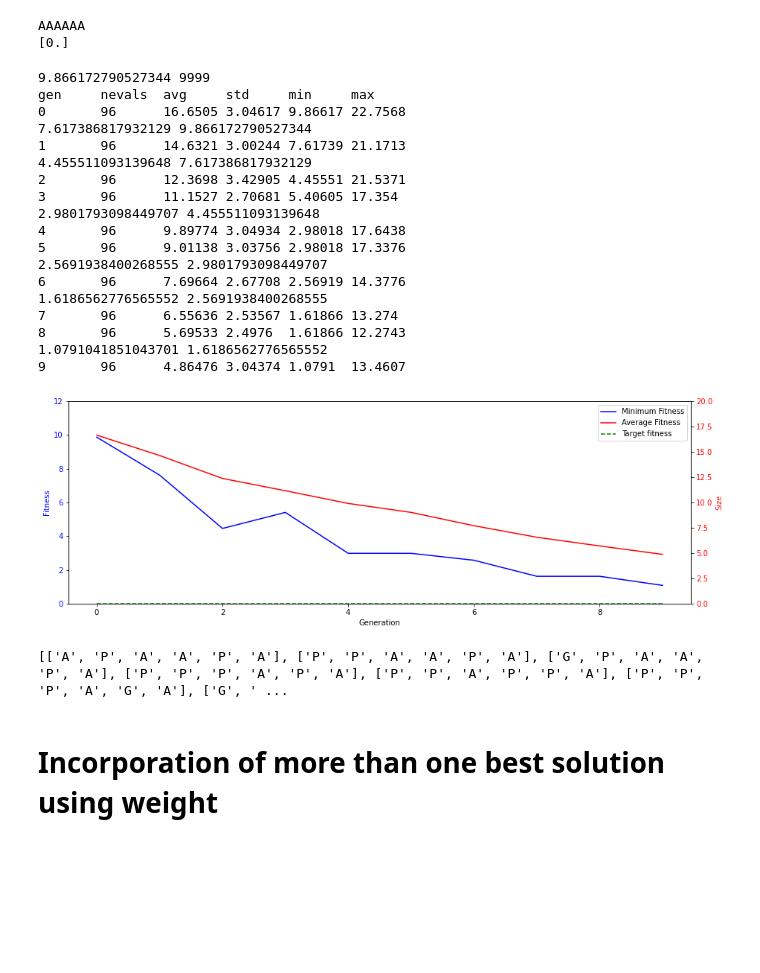
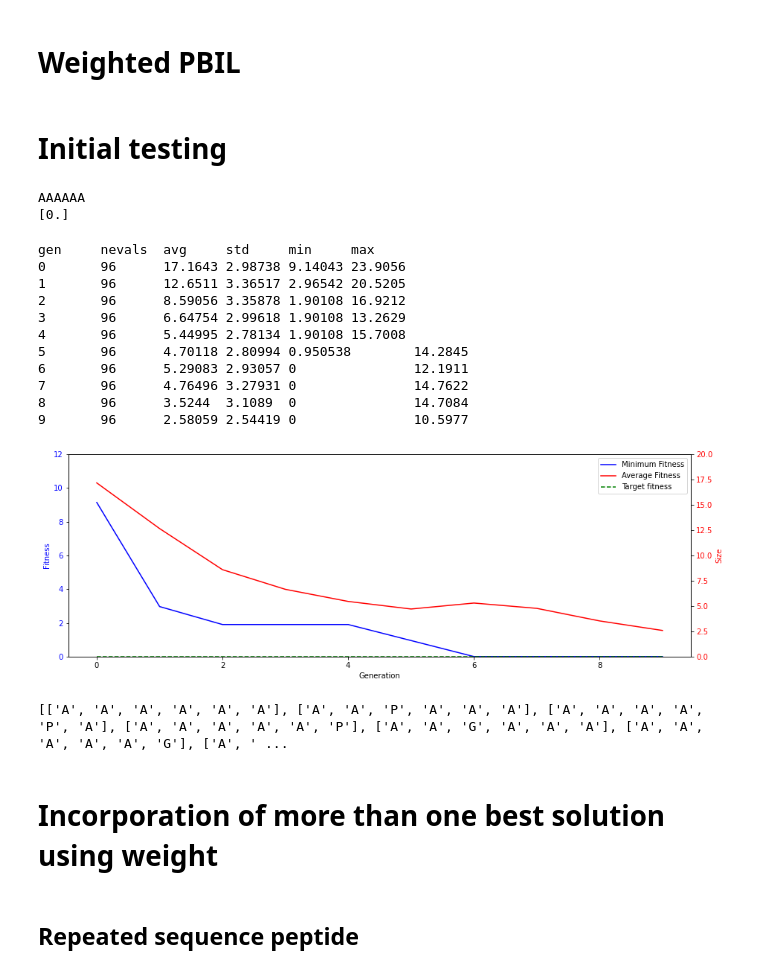
Before and after one commit to jeeberhardt/mobius, a Jupyter notebook: Untitled4.ipynb, the cells around one changed output. Cells and saved outputs as stored; diff of their text form; code cells hidden in the pictures; blank space fills up the shorter version.

```diff
--- a/Untitled4.ipynb
+++ b/Untitled4.ipynb
@@ -15,7 +85,9 @@ from mobius import VirtualTarget, ForceField
+# %% [markdown]
+# Weighted PBIL
 # %%
 class PBIL(object):
-    def __init__(self, peptide_length, population_size=96, n_best=1,
-                 learning_rate=0.3, mut_prob=0.1, mut_shift=0.05, seed=None):
+    def __init__(self, peptide_length, population_size=96, n_best=48, learning_rate=0.5, sigma=0.25,
+                 mut_prob=0.0, mut_shift=0.00, seed=None):
         self._AA1 = ['A', 'R', 'N', 'D', 'C', 'Q', 'E', 'G', 'H', 'I',
                      'L', 'K', 'M', 'F', 'P', 'S', 'T', 'W', 'Y', 'V']
         # Random generation
@@ -29,6 +101,7 @@ class PBIL(object):
         self._prob_vector = np.zeros(shape=(peptide_length, n_amino_acids)) + init_probability
 
         # PBIL parameters
+        self._sigma = sigma
         self._n_best = n_best
         self._learning_rate = learning_rate
         self._mut_prob = mut_prob
@@ -54,25 +127,41 @@ class PBIL(object):
 
         for i in range(self._peptide_length):
             if self._n_best > 1:
-                unique_amino_acids, counts = np.unique(best_peptides[:,i], return_counts=True)
-
                 if scores[best_peptide_indices[0]] < self._best_score:
                     self._best_score = scores[best_peptide_indices[0]]
 
-                frequencies = counts / np.sum(counts)
+                if not np.all(scores[best_peptide_indices] == self._best_score):
+                    # Normalize the scores between 0 (best score so far) and the worst in this serie
+                    norm_scores = scores[best_peptide_indices] - self._best_score
+                    norm_scores /= np.max(scores[best_peptide_indices]) - self._best_score
+
+                    # Use the radial basis function (RBF) kernel
+                    # Closest the score is from the best score, greater will be its weight
+                    weights = np.exp(-norm_scores**2 / (2 * self._sigma**2))
+                else:
+                    # All the peptides got the same score as the best score
+                    weights = np.array([1] * len(best_peptides[:,i]))
+
+                # Inverse the order
+                # For this position, put the best peptide at the end
+                # When updating the probability vector, the last one has more impact
+                # then the first sequence
+                weights = np.flip(weights)
+                amino_acids = np.flip(best_peptides[:,i])
 
             else:
-                unique_amino_acids = [best_peptides[0][i]]
-                frequencies = [1.]
+                # When we choose only one best peptide for updating the probability vector
+                amino_acids = [best_peptides[0][i]]
+                weights = [1.]
 
-            for unique_amino_acid, frequency in zip(unique_amino_acids, frequencies):
-                j = self._AA1.index(unique_amino_acid)
+            for amino_acid, weight in zip(amino_acids, weights):
+                j = self._AA1.index(amino_acid)
 
-                # Update the probability vector (exploitation)
+                # Update the probability vector
                 self._prob_vector[i, j] *= 1.0 - self._learning_rate
-                self._prob_vector[i, j] += frequency * self._learning_rate
+                self._prob_vector[i, j] += weight * self._learning_rate
 
-                # Mutate the probability vector (exploration)
+                # Mutate the probability vector
                 if self._rng.uniform() < self._mut_prob:
                     self._prob_vector[i, j] *= 1.0 - self._mut_shift
                     self._prob_vector[i, j] += self._rng.uniform() * self._mut_shift
@@ -116,3 +175,5 @@ def plot_logbook(logbook, minimum_score):
+# %% [markdown]
+# Initial testing
 # %%
 NLEN = 6
 
@@ -129,51 +190,46 @@ AAAAAA
 # %%
 NGEN = 10
 NIND = 96
 
 #Initialize the PBIL EDA
-pbil = PBIL(peptide_length=NLEN, population_size=NIND, n_best=2, learning_rate=0.5, mut_prob=0.00, mut_shift=0.05)
+pbil = PBIL(peptide_length=NLEN, population_size=NIND, n_best=20, learning_rate=0.5, mut_prob=0.00)
 
 creator.create("FitnessMin", base.Fitness, weights=(-1.0,))
 creator.create("Individual", list, fitness=creator.FitnessMin)
 
 toolbox = base.Toolbox()
 toolbox.register("evaluate", evaluate)
 toolbox.register("generate", pbil.generate, creator.Individual)
 toolbox.register("update", pbil.update)
 
 # Statistics computation
 hof = tools.HallOfFame(10)
 stats = tools.Statistics(lambda ind: ind.fitness.values)
 stats.register("avg", np.mean)
 stats.register("std", np.std)
 stats.register("min", np.min)
 stats.register("max", np.max)
 
 pop, logbook = algorithms.eaGenerateUpdate(toolbox, NGEN, stats=stats, verbose=True, halloffame=hof)
 
 plot_logbook(logbook, minimum_score)
 
 print(hof.items)
 # %% [output]
-9.866172790527344 9999
 gen     nevals  avg     std     min     max
-0       96      16.6505 3.04617 9.86617 22.7568
-7.617386817932129 9.866172790527344
-1       96      14.6321 3.00244 7.61739 21.1713
-4.455511093139648 7.617386817932129
-2       96      12.3698 3.42905 4.45551 21.5371
-3       96      11.1527 2.70681 5.40605 17.354
-2.9801793098449707 4.455511093139648
-4       96      9.89774 3.04934 2.98018 17.6438
-5       96      9.01138 3.03756 2.98018 17.3376
-2.5691938400268555 2.9801793098449707
-6       96      7.69664 2.67708 2.56919 14.3776
-1.6186562776565552 2.5691938400268555
-7       96      6.55636 2.53567 1.61866 13.274
-8       96      5.69533 2.4976  1.61866 12.2743
-1.0791041851043701 1.6186562776565552
-9       96      4.86476 3.04374 1.0791  13.4607
+0       96      17.1643 2.98738 9.14043 23.9056
+1       96      12.6511 3.36517 2.96542 20.5205
+2       96      8.59056 3.35878 1.90108 16.9212
+3       96      6.64754 2.99618 1.90108 13.2629
+4       96      5.44995 2.78134 1.90108 15.7008
+5       96      4.70118 2.80994 0.950538        14.2845
+6       96      5.29083 2.93057 0               12.1911
+7       96      4.76496 3.27931 0               14.7622
+8       96      3.5244  3.1089  0               14.7084
+9       96      2.58059 2.54419 0               10.5977
-[figure, old version]
+[figure, new version]
-[['A', 'P', 'A', 'A', 'P', 'A'], ['P', 'P', 'A', 'A', 'P', 'A'], ['G', 'P', 'A', 'A', 'P', 'A'], ['P', 'P', 'P', 'A', 'P', 'A'], ['P', 'P', 'A', 'P', 'P', 'A'], ['P', 'P', 'P', 'A', 'G', 'A'], ['G', ' ...
+[['A', 'A', 'A', 'A', 'A', 'A'], ['A', 'A', 'P', 'A', 'A', 'A'], ['A', 'A', 'A', 'A', 'P', 'A'], ['A', 'A', 'A', 'A', 'A', 'P'], ['A', 'A', 'G', 'A', 'A', 'A'], ['A', 'A', 'A', 'A', 'A', 'G'], ['A', ' ...
 # %% [markdown]
 # Incorporation of more than one best solution using weight
+# %% [markdown]
+## Repeated sequence peptide
```
Also changed, not shown: parts of 26 cells of this notebook, 22 other files.
